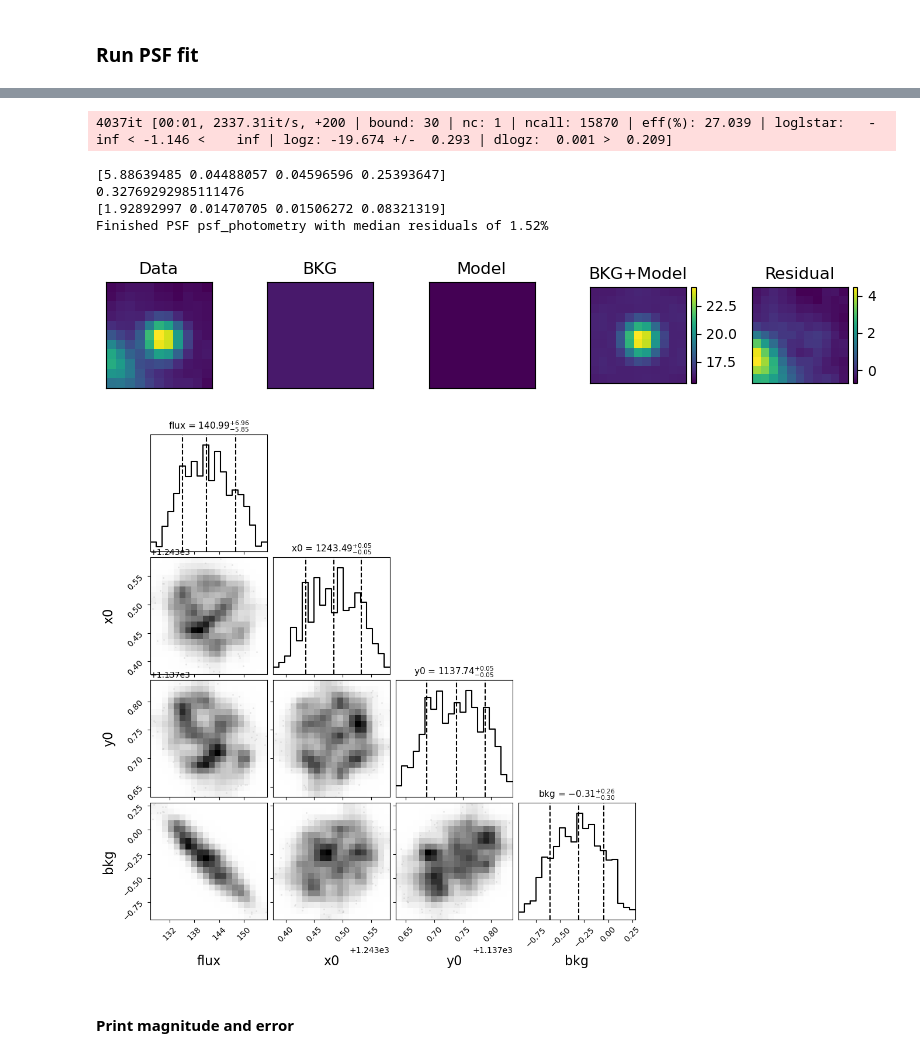
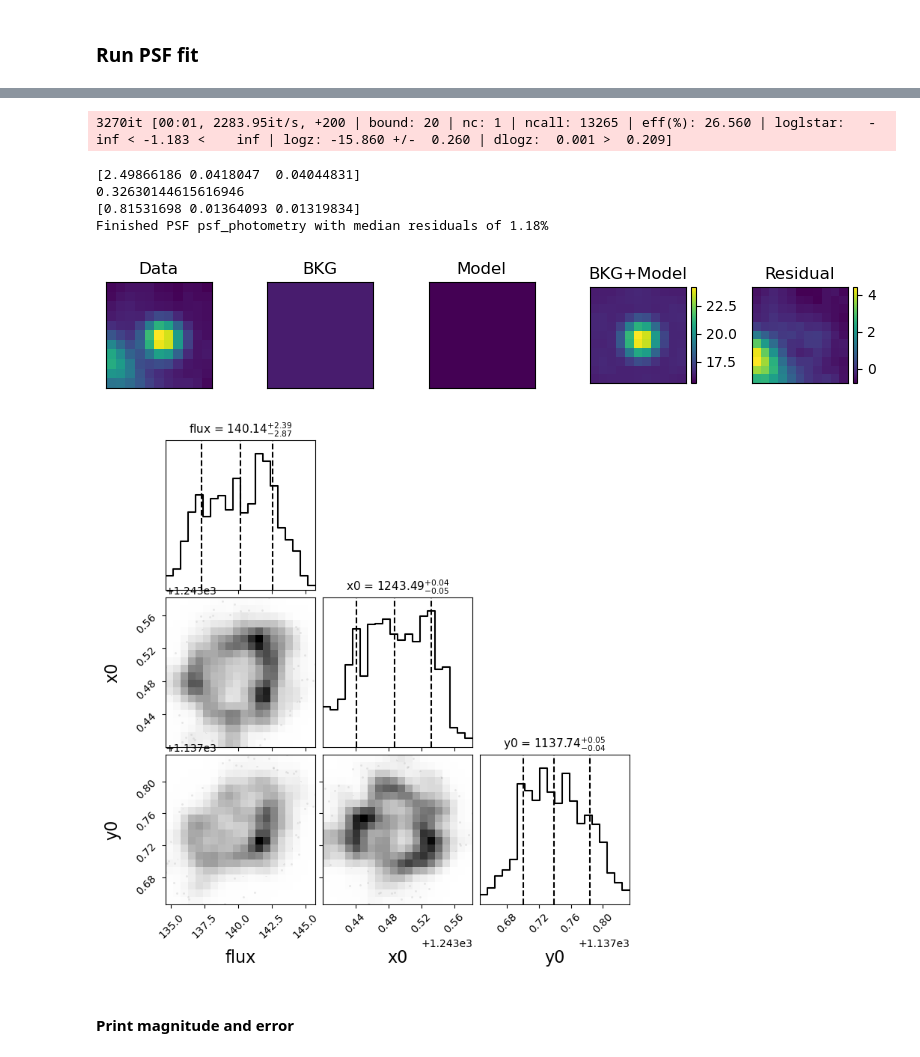
Before and after one commit to skressy/sn_dust, a Jupyter notebook: photometry/83V_JWST_phot.ipynb, the cells around one changed output, grey strips where cells are left out. Cells and saved outputs as stored; diff of their text form; code cells hidden in the pictures.

```diff
--- a/photometry/83V_JWST_phot.ipynb
+++ b/photometry/83V_JWST_phot.ipynb
@@ -394,30 +415,30 @@ plt.show()
 # %%
 jwst_drz_obs.psf_photometry(psf_drz,sn_location,bounds={'flux':[-30000,40000],
                             'centroid':[-1,1],
                             'bkg':[-10,10]},
                             fit_width=11,
-                            background = 16.5,
-                            fit_bkg=True,
+                            background = 16.25,
+                            fit_bkg=False,
                             fit_centroid=True,
                             fit_flux=True,
                             centroidx_shift=0,
                             centroidy_shift=0,
                             psf_method='nest',
                             center_weight=25,npoints=200)
 
 jwst_drz_obs.plot_psf_fit()
 plt.show()
 
 jwst_drz_obs.plot_psf_posterior(minweight=0.001)
 plt.show()
 # %% [output]
-4037it [00:01, 2337.31it/s, +200 | bound: 30 | nc: 1 | ncall: 15870 | eff(%): 27.039 | loglstar:   -inf < -1.146 <    inf | logz: -19.674 +/-  0.293 | dlogz:  0.001 >  0.209]
+3270it [00:01, 2283.95it/s, +200 | bound: 20 | nc: 1 | ncall: 13265 | eff(%): 26.560 | loglstar:   -inf < -1.183 <    inf | logz: -15.860 +/-  0.260 | dlogz:  0.001 >  0.209]
-[5.88639485 0.04488057 0.04596596 0.25393647]
-0.32769292985111476
-[1.92892997 0.01470705 0.01506272 0.08321319]
-Finished PSF psf_photometry with median residuals of 1.52%
+[2.49866186 0.0418047  0.04044831]
+0.32630144615616946
+[0.81531698 0.01364093 0.01319834]
+Finished PSF psf_photometry with median residuals of 1.18%
 [figure]
-[figure, old version]
+[figure, new version]
 # %% [markdown]
 #### Print magnitude and error
 # %%
```
Also changed, not shown: parts of 50 cells of this notebook, 1 other file.
